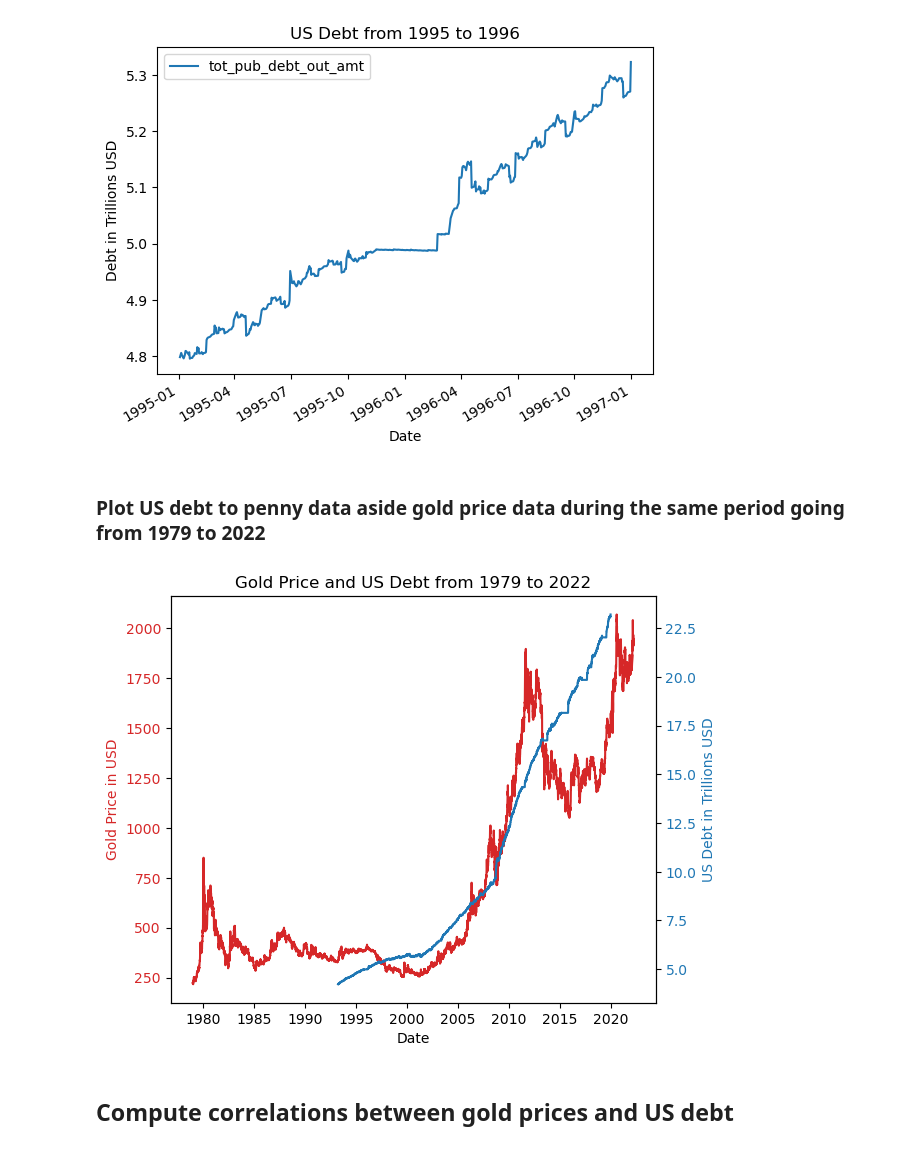
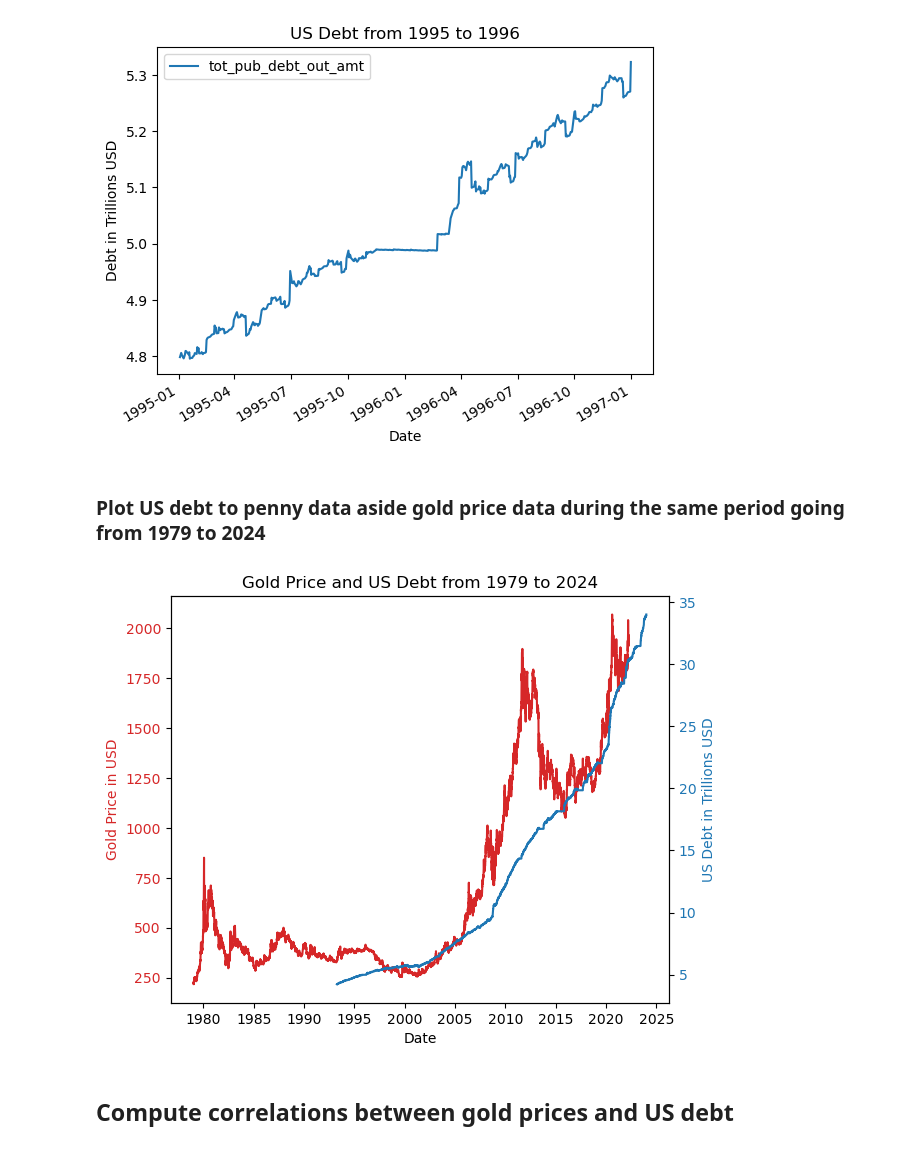
Before and after one commit to pafruchtenreich/ML_for_finance, a Jupyter notebook: notebook.ipynb, the cells around one changed output. Drawn from its saved outputs; the diff is of its cells as text; code cells hidden in the pictures.

Commit message:
load more debt data

```diff
--- a/notebook.ipynb
+++ b/notebook.ipynb
@@ -87,8 +87,10 @@ See the caveats in the documentation: https://pandas.pydata.org/pandas-docs/stab
 # %% [markdown]
 ### Load US debt into a dataset
 # %%
-# Fetching US debt from 1990 to 2010
-debt_to_penny_df = fetch_data('debt_to_penny', '1990-01-01', '2010-01-01')
+# Fetching US debt from 1990 to 2024
+debt_to_penny_df_1 = fetch_data('debt_to_penny', '1990-01-01', '2017-01-01')
+debt_to_penny_df_2 = fetch_data('debt_to_penny', '2017-01-01', '2024-01-01')
+debt_to_penny_df = pd.concat([debt_to_penny_df_1, debt_to_penny_df_2]).reset_index(drop=True)
 
 # keep only the relevant columns
 debt_to_penny_df = debt_to_penny_df[['record_date', 'tot_pub_debt_out_amt']]
@@ -119,29 +121,29 @@ plt.show()
 # %% [output]
 [figure]
 # %% [markdown]
-### Plot US debt to penny data aside gold price data during the same period going from 1979 to 2022
+### Plot US debt to penny data aside gold price data during the same period going from 1979 to 2024
 # %%
 fig, ax1 = plt.subplots()
 
 color = 'tab:red'
 ax1.set_xlabel('Date')
 ax1.set_ylabel('Gold Price in USD', color=color)
 ax1.plot(gold_data_usd["usd_price"], color=color)
 #ax1.plot(gold_data_usd['1993':'2002'], color=color)
 ax1.tick_params(axis='y', labelcolor=color)
 
 ax2 = ax1.twinx()
 color = 'tab:blue'
 ax2.set_ylabel('US Debt in Trillions USD', color=color)
 ax2.plot(debt_to_penny_df["tot_pub_debt_out_amt"], color=color)
 #ax2.plot(debt_to_penny_df['1993':'2002'], color=color)
 ax2.tick_params(axis='y', labelcolor=color)
 
 fig.tight_layout()
-plt.title('Gold Price and US Debt from 1979 to 2022')
+plt.title('Gold Price and US Debt from 1979 to 2024')
 plt.show()
 # %% [output]
-[figure, old version]
+[figure, new version]
 # %% [markdown]
 ## Compute correlations between gold prices and US debt
 # %%
```
Also changed, not shown: parts of 2 cells of this notebook.
